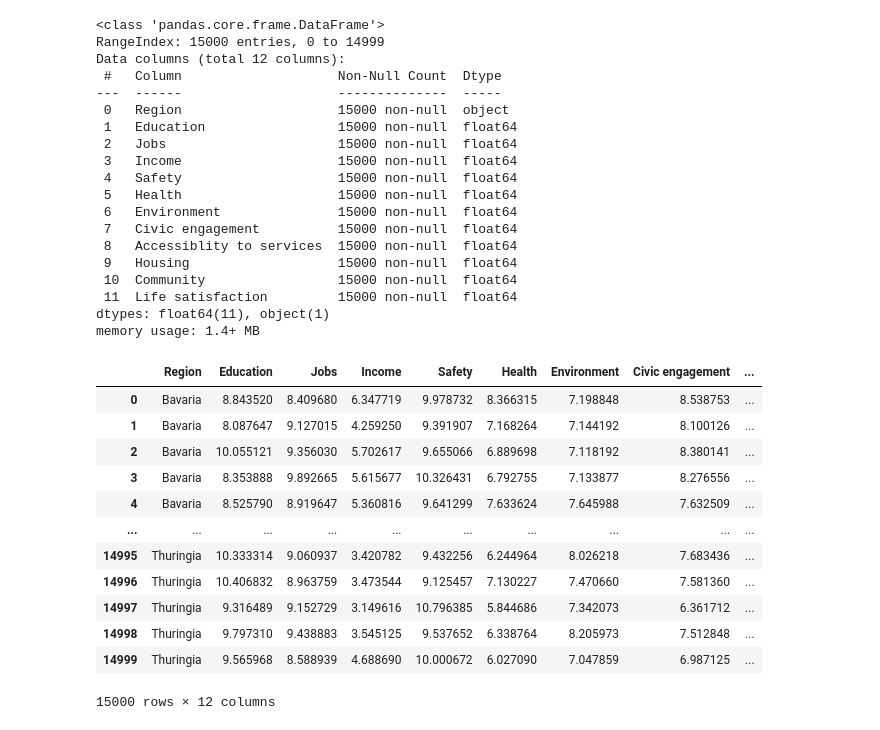
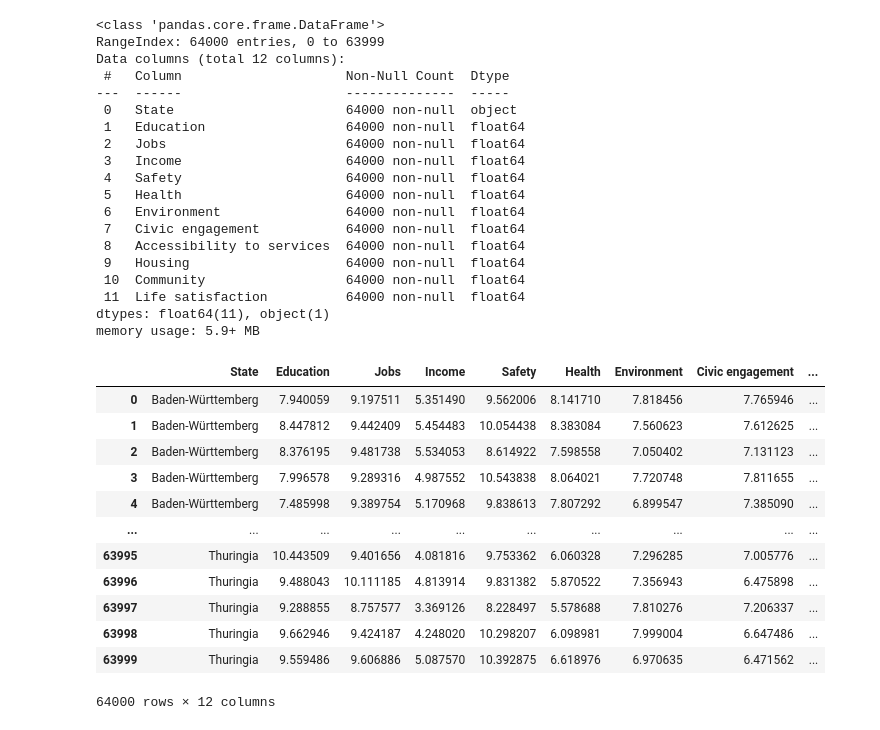
Before and after one commit to ANikfarjam/Germany-City-Plus-Kmean-Clustering-ML-Learing-and-Rulebase-AI, a Jupyter notebook: Training/rating.ipynb, the cells around one changed output. Cells and saved outputs as stored; diff of their text form; code cells hidden in the pictures.

```diff
--- a/Training/rating.ipynb
+++ b/Training/rating.ipynb
@@ -7,7 +7,7 @@ import numpy as np
 df = pd.read_csv('/Users/chuck/Documents/GitHub/CS133FinalProject/CS133Project/DATA/Sean data - help/Cultural/germany_state_ratings_1-10_various_categories.csv')
 df.drop(['Country', 'Code'], axis = 1, inplace=True)
 df.info()
-df.set_index("Region")
+df.set_index("State")
 df
 # %% [output]
 <class 'pandas.core.frame.DataFrame'>
@@ -77,63 +78,63 @@ List of 20 values centered around the first cell value with a normal distributio
 # %%
 new_dfs = []
-replication_index = 1000
+replication_index = 4000
 
 for i , original_row in df.iterrows():
 
     new_rows = []
 
     for j in range(replication_index):
         new_values = {}
         for column, original_value in original_row.items():
-            if column == 'Region':
+            if column == 'State':
                 continue
             new_value = np.random.normal(original_value, scale=0.5)
             new_values[column] = new_value
 
         new_rows.append(new_values)
     new_df = pd.DataFrame(new_rows)
-    new_df['Region'] = original_row['Region']
+    new_df['State'] = original_row['State']
     new_dfs.append(new_df)
 
 merged_df = pd.concat(new_dfs, ignore_index=True)
-merged_df.set_index('Region', inplace=True)
+merged_df.set_index('State', inplace=True)
 merged_df.reset_index(inplace=True)
-merged_df.to_csv('resampling_germany_ratings.csv', index=False)
+merged_df.to_csv('resampling_4000.csv', index=False)
 merged_df.info()
 merged_df
 # %% [output]
 <class 'pandas.core.frame.DataFrame'>
-RangeIndex: 15000 entries, 0 to 14999
+RangeIndex: 64000 entries, 0 to 63999
 Data columns (total 12 columns):
- #   Column                    Non-Null Count  Dtype
----  ------                    --------------  -----
- 0   Region                    15000 non-null  object
- 1   Education                 15000 non-null  float64
- 2   Jobs                      15000 non-null  float64
- 3   Income                    15000 non-null  float64
- 4   Safety                    15000 non-null  float64
- 5   Health                    15000 non-null  float64
- 6   Environment               15000 non-null  float64
- 7   Civic engagement          15000 non-null  float64
- 8   Accessiblity to services  15000 non-null  float64
- 9   Housing                   15000 non-null  float64
- 10  Community                 15000 non-null  float64
- 11  Life satisfaction         15000 non-null  float64
+ #   Column                     Non-Null Count  Dtype
+---  ------                     --------------  -----
+ 0   State                      64000 non-null  object
+ 1   Education                  64000 non-null  float64
+ 2   Jobs                       64000 non-null  float64
+ 3   Income                     64000 non-null  float64
+ 4   Safety                     64000 non-null  float64
+ 5   Health                     64000 non-null  float64
+ 6   Environment                64000 non-null  float64
+ 7   Civic engagement           64000 non-null  float64
+ 8   Accessibility to services  64000 non-null  float64
+ 9   Housing                    64000 non-null  float64
+ 10  Community                  64000 non-null  float64
+ 11  Life satisfaction          64000 non-null  float64
 dtypes: float64(11), object(1)
-memory usage: 1.4+ MB
+memory usage: 5.9+ MB
-|  | Region | Education | Jobs | Income | Safety | Health | Environment | Civic engagement | ... |
-| 0 | Bavaria | 8.843520 | 8.409680 | 6.347719 | 9.978732 | 8.366315 | 7.198848 | 8.538753 | ... |
-| 1 | Bavaria | 8.087647 | 9.127015 | 4.259250 | 9.391907 | 7.168264 | 7.144192 | 8.100126 | ... |
-| 2 | Bavaria | 10.055121 | 9.356030 | 5.702617 | 9.655066 | 6.889698 | 7.118192 | 8.380141 | ... |
-| 3 | Bavaria | 8.353888 | 9.892665 | 5.615677 | 10.326431 | 6.792755 | 7.133877 | 8.276556 | ... |
-| 4 | Bavaria | 8.525790 | 8.919647 | 5.360816 | 9.641299 | 7.633624 | 7.645988 | 7.632509 | ... |
+|  | State | Education | Jobs | Income | Safety | Health | Environment | Civic engagement | ... |
+| 0 | Baden-Württemberg | 7.940059 | 9.197511 | 5.351490 | 9.562006 | 8.141710 | 7.818456 | 7.765946 | ... |
+| 1 | Baden-Württemberg | 8.447812 | 9.442409 | 5.454483 | 10.054438 | 8.383084 | 7.560623 | 7.612625 | ... |
+| 2 | Baden-Württemberg | 8.376195 | 9.481738 | 5.534053 | 8.614922 | 7.598558 | 7.050402 | 7.131123 | ... |
+| 3 | Baden-Württemberg | 7.996578 | 9.289316 | 4.987552 | 10.543838 | 8.064021 | 7.720748 | 7.811655 | ... |
+| 4 | Baden-Württemberg | 7.485998 | 9.389754 | 5.170968 | 9.838613 | 7.807292 | 6.899547 | 7.385090 | ... |
 | ... | ... | ... | ... | ... | ... | ... | ... | ... | ... |
-| 14995 | Thuringia | 10.333314 | 9.060937 | 3.420782 | 9.432256 | 6.244964 | 8.026218 | 7.683436 | ... |
-| 14996 | Thuringia | 10.406832 | 8.963759 | 3.473544 | 9.125457 | 7.130227 | 7.470660 | 7.581360 | ... |
-| 14997 | Thuringia | 9.316489 | 9.152729 | 3.149616 | 10.796385 | 5.844686 | 7.342073 | 6.361712 | ... |
-| 14998 | Thuringia | 9.797310 | 9.438883 | 3.545125 | 9.537652 | 6.338764 | 8.205973 | 7.512848 | ... |
-| 14999 | Thuringia | 9.565968 | 8.588939 | 4.688690 | 10.000672 | 6.027090 | 7.047859 | 6.987125 | ... |
+| 63995 | Thuringia | 10.443509 | 9.401656 | 4.081816 | 9.753362 | 6.060328 | 7.296285 | 7.005776 | ... |
+| 63996 | Thuringia | 9.488043 | 10.111185 | 4.813914 | 9.831382 | 5.870522 | 7.356943 | 6.475898 | ... |
+| 63997 | Thuringia | 9.288855 | 8.757577 | 3.369126 | 8.228497 | 5.578688 | 7.810276 | 7.206337 | ... |
+| 63998 | Thuringia | 9.662946 | 9.424187 | 4.248020 | 10.298207 | 6.098981 | 7.999004 | 6.647486 | ... |
+| 63999 | Thuringia | 9.559486 | 9.606886 | 5.087570 | 10.392875 | 6.618976 | 6.970635 | 6.471562 | ... |
-15000 rows × 12 columns
+64000 rows × 12 columns
 # %%
 
 import seaborn as sns
```
Also changed, not shown: parts of 6 cells of this notebook, 1 other file.
